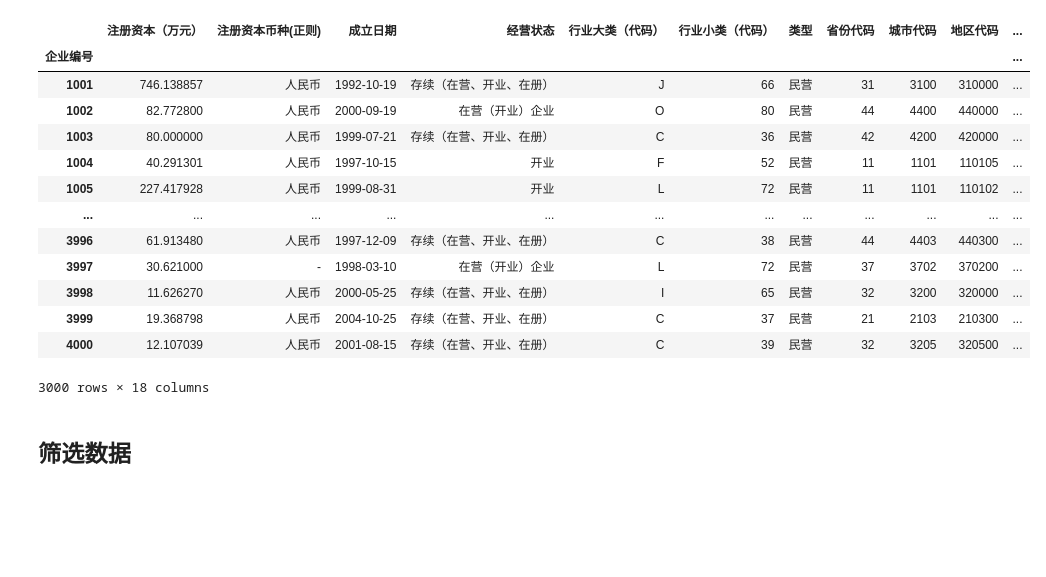
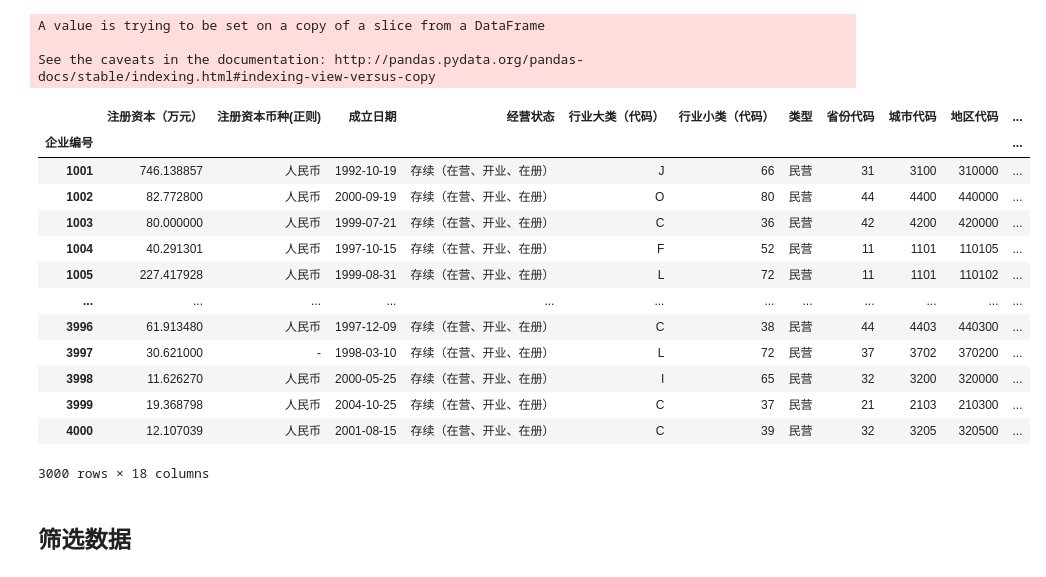
Before and after one commit to CourierKyn/isi-world-cup, a Jupyter notebook: 工商基本信息表.ipynb, the cells around one changed output. Saved outputs shown, nothing was run; the diff lists cells and outputs as text; code cells hidden in the pictures; blank space fills up the shorter version.

```diff
--- a/工商基本信息表.ipynb
+++ b/工商基本信息表.ipynb
@@ -17,24 +17,38 @@ import datetime
 pd.options.display.max_rows = 10
 sns.set()
 matplotlib.rcParams['font.sans-serif'] = ['Arial Unicode MS', 'sans-serif']
-# %%
-df = pd.read_excel('赛题1数据材料/赛题1数据集/工商基本信息表.xlsx', index_col='企业编号')
-df
-# %% [output]
-|  | 注册资本（万元） | 注册资本币种(正则) | 成立日期 | 经营状态 | 行业大类（代码） | 行业小类（代码） | 类型 | 省份代码 | 城市代码 | 地区代码 | ... |
-| 企业编号 |  |  |  |  |  |  |  |  |  |  | ... |
-| 1001 | 746.138857 | 人民币 | 1992-10-19 | 存续（在营、开业、在册） | J | 66 | 民营 | 31 | 3100 | 310000 | ... |
-| 1002 | 82.772800 | 人民币 | 2000-09-19 | 在营（开业）企业 | O | 80 | 民营 | 44 | 4400 | 440000 | ... |
-| 1003 | 80.000000 | 人民币 | 1999-07-21 | 存续（在营、开业、在册） | C | 36 | 民营 | 42 | 4200 | 420000 | ... |
-| 1004 | 40.291301 | 人民币 | 1997-10-15 | 开业 | F | 52 | 民营 | 11 | 1101 | 110105 | ... |
-| 1005 | 227.417928 | 人民币 | 1999-08-31 | 开业 | L | 72 | 民营 | 11 | 1101 | 110102 | ... |
-| ... | ... | ... | ... | ... | ... | ... | ... | ... | ... | ... | ... |
-| 3996 | 61.913480 | 人民币 | 1997-12-09 | 存续（在营、开业、在册） | C | 38 | 民营 | 44 | 4403 | 440300 | ... |
-| 3997 | 30.621000 | - | 1998-03-10 | 在营（开业）企业 | L | 72 | 民营 | 37 | 3702 | 370200 | ... |
-| 3998 | 11.626270 | 人民币 | 2000-05-25 | 存续（在营、开业、在册） | I | 65 | 民营 | 32 | 3200 | 320000 | ... |
-| 3999 | 19.368798 | 人民币 | 2004-10-25 | 存续（在营、开业、在册） | C | 37 | 民营 | 21 | 2103 | 210300 | ... |
-| 4000 | 12.107039 | 人民币 | 2001-08-15 | 存续（在营、开业、在册） | C | 39 | 民营 | 32 | 3205 | 320500 | ... |
-3000 rows × 18 columns
+# %%
+def to_number(cell):
+    if not isinstance(cell, str):
+        return cell
+    _ = re.findall(r'\d+', cell)
+    if not _:
+        return cell
+    return _[0]
+# %%
+df = pd.read_excel('赛题1数据材料/赛题1数据集/工商基本信息表.xlsx', index_col='企业编号')
+df['经营状态'][df['经营状态'] != '迁出'] = '存续（在营、开业、在册）'
+df['行业小类（代码）'] = df['行业小类（代码）'].map(to_number)
+df['城市代码'] = df['城市代码'].map(lambda x: x[-2:])
+df
+# %% [output]
+A value is trying to be set on a copy of a slice from a DataFrame
+
+See the caveats in the documentation: http://pandas.pydata.org/pandas-docs/stable/indexing.html#indexing-view-versus-copy
+|  | 注册资本（万元） | 注册资本币种(正则) | 成立日期 | 经营状态 | 行业大类（代码） | 行业小类（代码） | 类型 | 省份代码 | 城市代码 | 地区代码 | ... |
+| 企业编号 |  |  |  |  |  |  |  |  |  |  | ... |
+| 1001 | 746.138857 | 人民币 | 1992-10-19 | 存续（在营、开业、在册） | J | 66 | 民营 | 31 | 3100 | 310000 | ... |
+| 1002 | 82.772800 | 人民币 | 2000-09-19 | 存续（在营、开业、在册） | O | 80 | 民营 | 44 | 4400 | 440000 | ... |
+| 1003 | 80.000000 | 人民币 | 1999-07-21 | 存续（在营、开业、在册） | C | 36 | 民营 | 42 | 4200 | 420000 | ... |
+| 1004 | 40.291301 | 人民币 | 1997-10-15 | 存续（在营、开业、在册） | F | 52 | 民营 | 11 | 1101 | 110105 | ... |
+| 1005 | 227.417928 | 人民币 | 1999-08-31 | 存续（在营、开业、在册） | L | 72 | 民营 | 11 | 1101 | 110102 | ... |
+| ... | ... | ... | ... | ... | ... | ... | ... | ... | ... | ... | ... |
+| 3996 | 61.913480 | 人民币 | 1997-12-09 | 存续（在营、开业、在册） | C | 38 | 民营 | 44 | 4403 | 440300 | ... |
+| 3997 | 30.621000 | - | 1998-03-10 | 存续（在营、开业、在册） | L | 72 | 民营 | 37 | 3702 | 370200 | ... |
+| 3998 | 11.626270 | 人民币 | 2000-05-25 | 存续（在营、开业、在册） | I | 65 | 民营 | 32 | 3200 | 320000 | ... |
+| 3999 | 19.368798 | 人民币 | 2004-10-25 | 存续（在营、开业、在册） | C | 37 | 民营 | 21 | 2103 | 210300 | ... |
+| 4000 | 12.107039 | 人民币 | 2001-08-15 | 存续（在营、开业、在册） | C | 39 | 民营 | 32 | 3205 | 320500 | ... |
+3000 rows × 18 columns
 # %% [markdown]
 ## 筛选数据
 # %%
```
Also changed, not shown: parts of 10 cells of this notebook, 2 other files.
